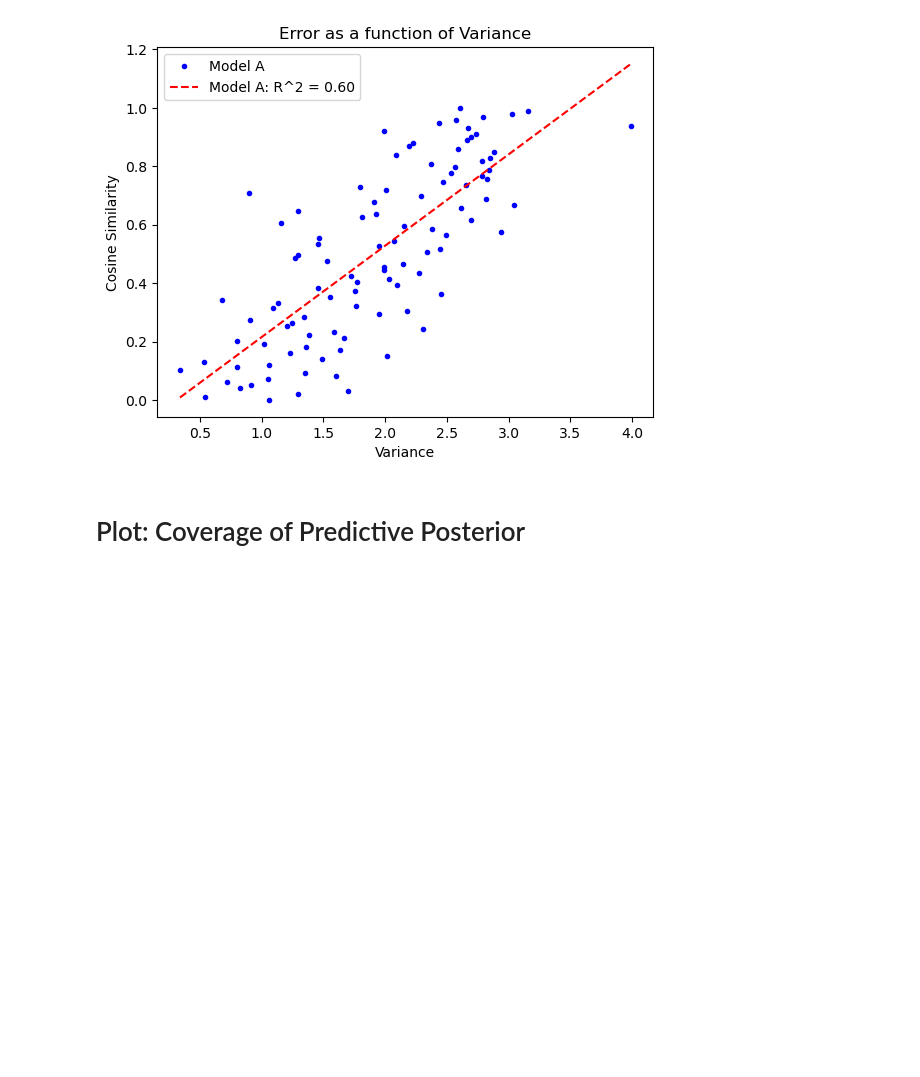
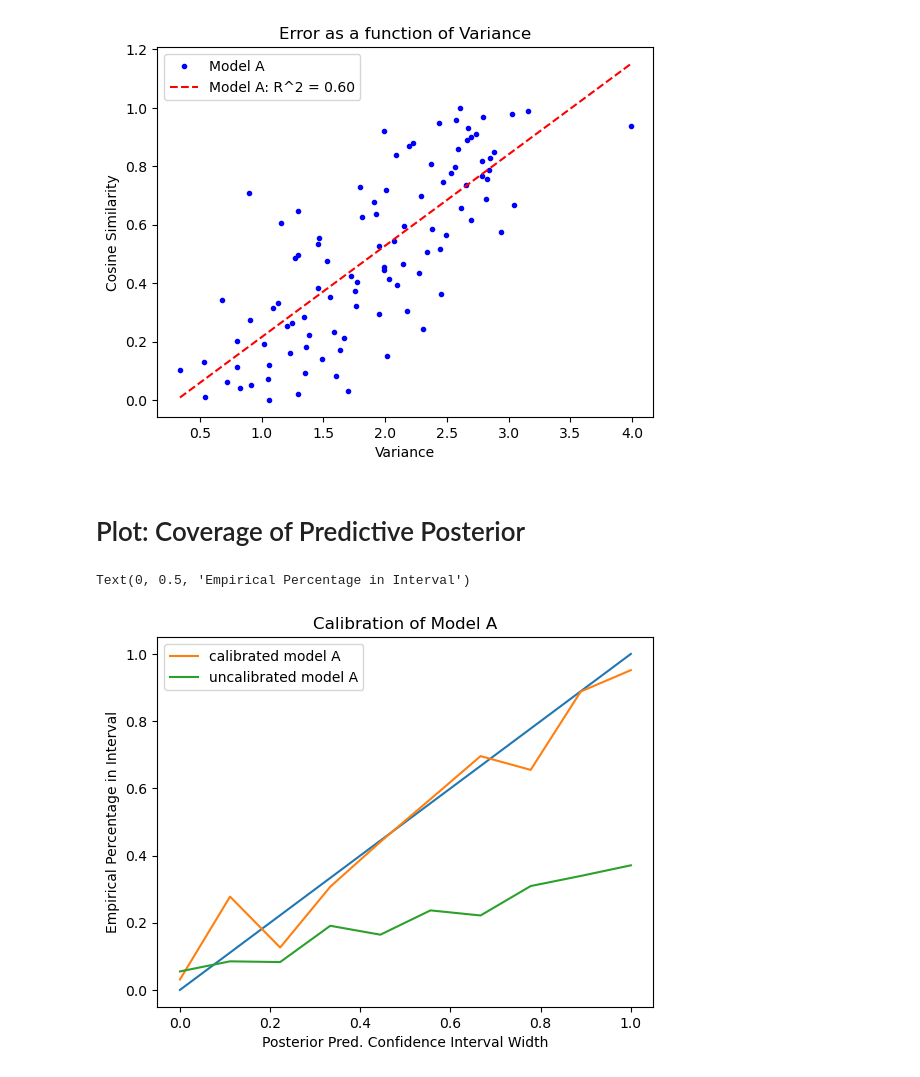
Before and after one commit to kamilkrukowski/BDL152BayesianSpectra, a Jupyter notebook: viz_utils.ipynb, the cells around one changed output. Drawn from its saved outputs; the diff is of its cells as text; code cells hidden in the pictures; blank space fills up the shorter version.

```diff
--- a/viz_utils.ipynb
+++ b/viz_utils.ipynb
@@ -84,3 +84,24 @@ plt.savefig(os.path.join(dir_path, 'error_vs_variance.png')) ; plt.show() ; plt.
 [figure]
 # %% [markdown]
 # Plot: Coverage of Predictive Posterior
+# %%
+x = np.linspace(0,1,10)
+
+y = x + np.random.normal(size=(x.shape), loc=0.0, scale=0.1)
+y = np.maximum(y, 0)
+
+
+y2 = 0.4*x + np.random.normal(size=(x.shape), loc=0.0, scale=0.05)
+y2 = np.maximum(y2, 0)
+
+
+plt.plot(x, x)
+plt.plot(x, y, label='calibrated model A')
+plt.plot(x, y2, label='uncalibrated model A')
+plt.legend()
+plt.title('Calibration of Model A')
+plt.xlabel('Posterior Pred. Confidence Interval Width')
+plt.ylabel('Empirical Percentage in Interval')
+# %% [output]
+Text(0, 0.5, 'Empirical Percentage in Interval')
+[figure, added]
```
Also changed, not shown: parts of 3 cells of this notebook.
